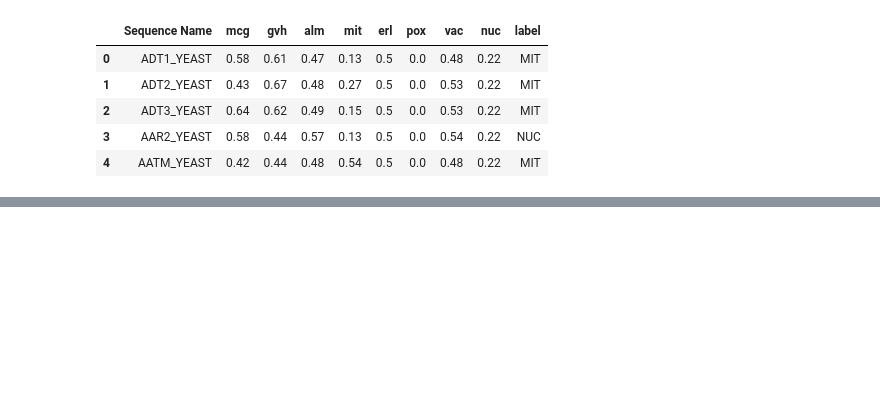
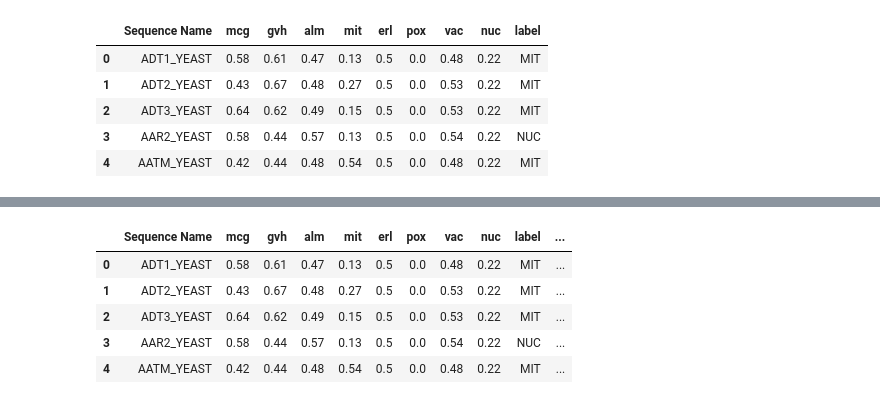
Before and after one commit to EricHe98/direct_method, a Jupyter notebook: notebooks/SeaVan1_Baseline+Model-Copy1.ipynb, the cells around one changed output, grey strips where cells are left out. Saved outputs shown, nothing was run; the diff lists cells and outputs as text; code cells hidden in the pictures; blank space fills up the shorter version.

```diff
--- a/notebooks/SeaVan1_Baseline+Model-Copy1.ipynb
+++ b/notebooks/SeaVan1_Baseline+Model-Copy1.ipynb
@@ -142,0 +225,40 @@ missing_data_yeast = create_missing_data_sample(modified_yeast, "label")
+# %%
+def create_missing_data_bandit_sample(df, y_col):
+    """
+    This function creates missing data sample with some dependency with covariates:
+    uses Dudik's sample function :
+    randomly samples s(a) from [0.1, 1] and
+
+    Args:
+    df (dataframe) : dataframe with dataset
+    x_col (array-like) : list of columns that corresponds to covariate in the dataset
+    y_col (str) : name of the label column in the dataset
+
+    Returns:
+    df (dataframe) : dataframe with partially missing data sample
+    """
+    classes = list(df[y_col].unique())
+
+    # Only works for single-labeled muticlass classification.
+    def fill_in_nan(row, classes):
+        label = row["label"]
+        s_a = np.random.uniform(0.1, 1, len(classes))
+        probs = s_a/s_a.sum()*0.3 + np.array([0.7 if c==label else 0 for c in classes])
+        na = copy(classes)
+        na.remove(np.random.choice(classes, p=probs))
+        row.loc[na] = np.NaN
+        return row
+    df = df.apply(fill_in_nan, axis=1, args=[classes])
+
+    return df
+# %%
+bandit_data_yeast = create_missing_data_bandit_sample(modified_yeast, "label")
+# %%
+bandit_data_yeast.head()
+# %% [output]
+|  | Sequence Name | mcg | gvh | alm | mit | erl | pox | vac | nuc | label | ... |
+| 0 | ADT1_YEAST | 0.58 | 0.61 | 0.47 | 0.13 | 0.5 | 0.0 | 0.48 | 0.22 | MIT | ... |
+| 1 | ADT2_YEAST | 0.43 | 0.67 | 0.48 | 0.27 | 0.5 | 0.0 | 0.53 | 0.22 | MIT | ... |
+| 2 | ADT3_YEAST | 0.64 | 0.62 | 0.49 | 0.15 | 0.5 | 0.0 | 0.53 | 0.22 | MIT | ... |
+| 3 | AAR2_YEAST | 0.58 | 0.44 | 0.57 | 0.13 | 0.5 | 0.0 | 0.54 | 0.22 | NUC | ... |
+| 4 | AATM_YEAST | 0.42 | 0.44 | 0.48 | 0.54 | 0.5 | 0.0 | 0.48 | 0.22 | MIT | ... |
```
Also changed, not shown: parts of 12 cells of this notebook.
